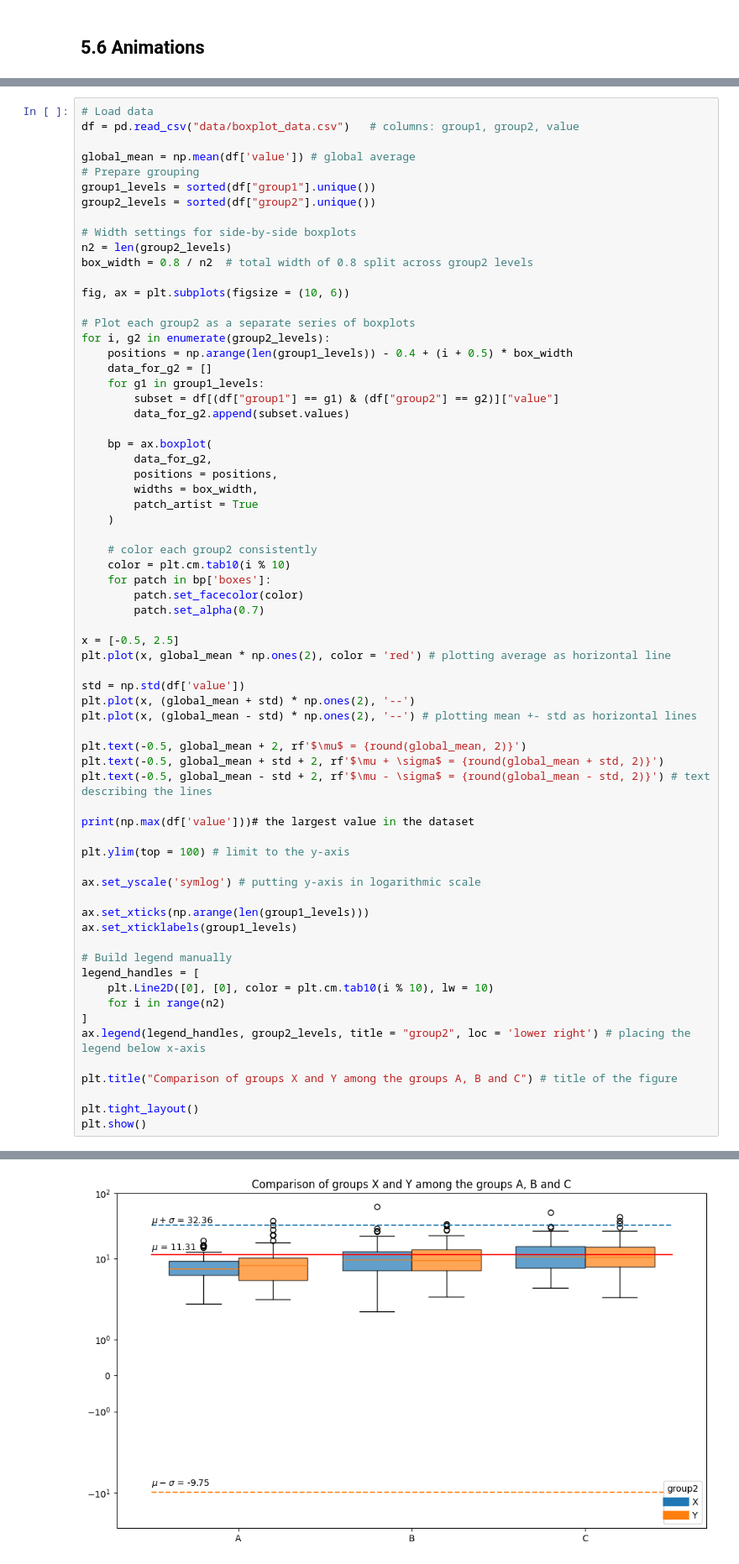
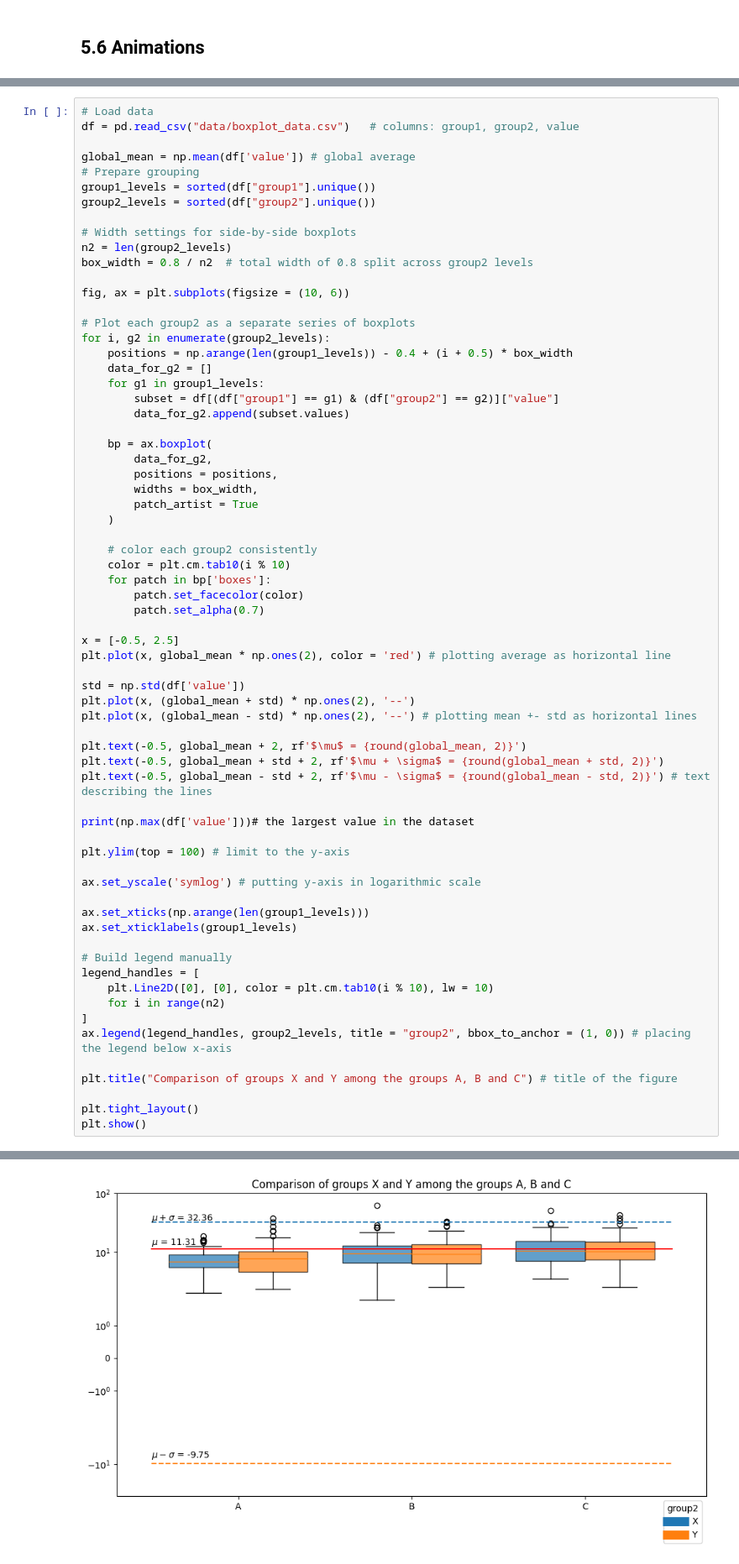
Before and after one commit to marecekmaxicek/python-for-data-science, a Jupyter notebook: assignment5.ipynb, the cells around one changed output, grey strips where cells are left out. Shown at 84% size. Cells and saved outputs as stored; diff of their text form.

Commit message:
Put the legend below the x-axis

```diff
--- a/assignment5.ipynb
+++ b/assignment5.ipynb
@@ -626,32 +626,32 @@ plt.plot(x, global_mean * np.ones(2), color = 'red') # plotting average as horiz
 
 std = np.std(df['value'])
 plt.plot(x, (global_mean + std) * np.ones(2), '--')
 plt.plot(x, (global_mean - std) * np.ones(2), '--') # plotting mean +- std as horizontal lines
 
 plt.text(-0.5, global_mean + 2, rf'$\mu$ = {round(global_mean, 2)}')
 plt.text(-0.5, global_mean + std + 2, rf'$\mu + \sigma$ = {round(global_mean + std, 2)}')
 plt.text(-0.5, global_mean - std + 2, rf'$\mu - \sigma$ = {round(global_mean - std, 2)}') # text describing the lines
 
 print(np.max(df['value']))# the largest value in the dataset
 
 plt.ylim(top = 100) # limit to the y-axis
 
 ax.set_yscale('symlog') # putting y-axis in logarithmic scale
 
 ax.set_xticks(np.arange(len(group1_levels)))
 ax.set_xticklabels(group1_levels)
 
 # Build legend manually
 legend_handles = [
     plt.Line2D([0], [0], color = plt.cm.tab10(i % 10), lw = 10)
     for i in range(n2)
 ]
-ax.legend(legend_handles, group2_levels, title = "group2", loc = 'lower right') # placing the legend below x-axis
+ax.legend(legend_handles, group2_levels, title = "group2", bbox_to_anchor = (1, 0)) # placing the legend below x-axis
 
 plt.title("Comparison of groups X and Y among the groups A, B and C") # title of the figure
 
 plt.tight_layout()
 plt.show()
 # %% [output]
 500.27461297955296
-[figure, old version]
+[figure, new version]
```
